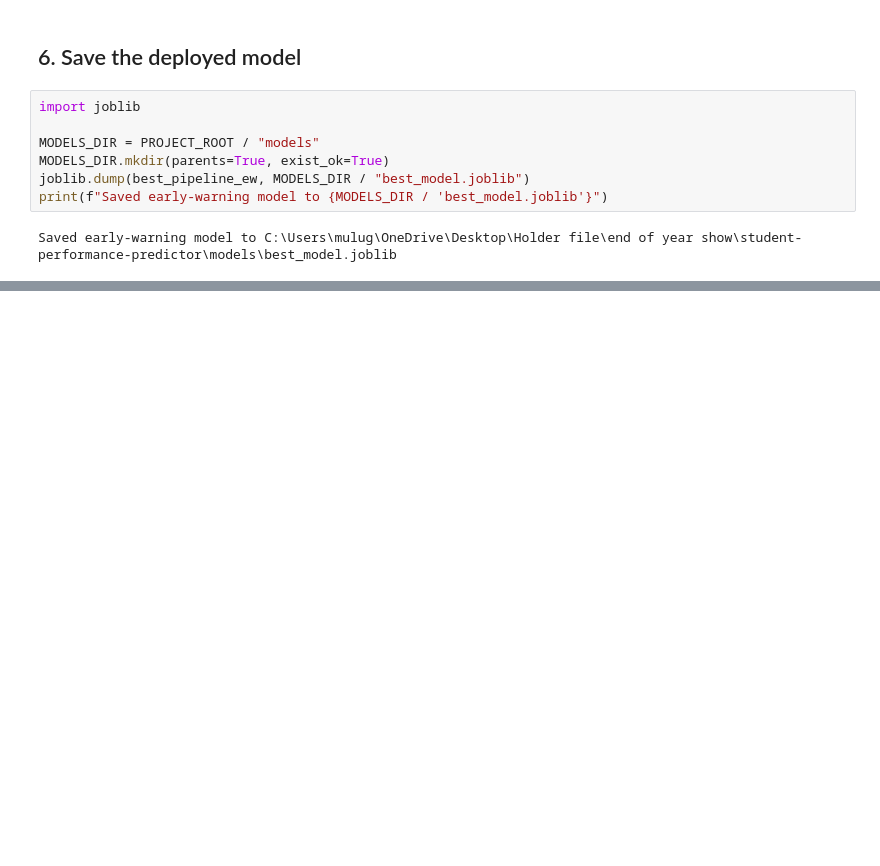
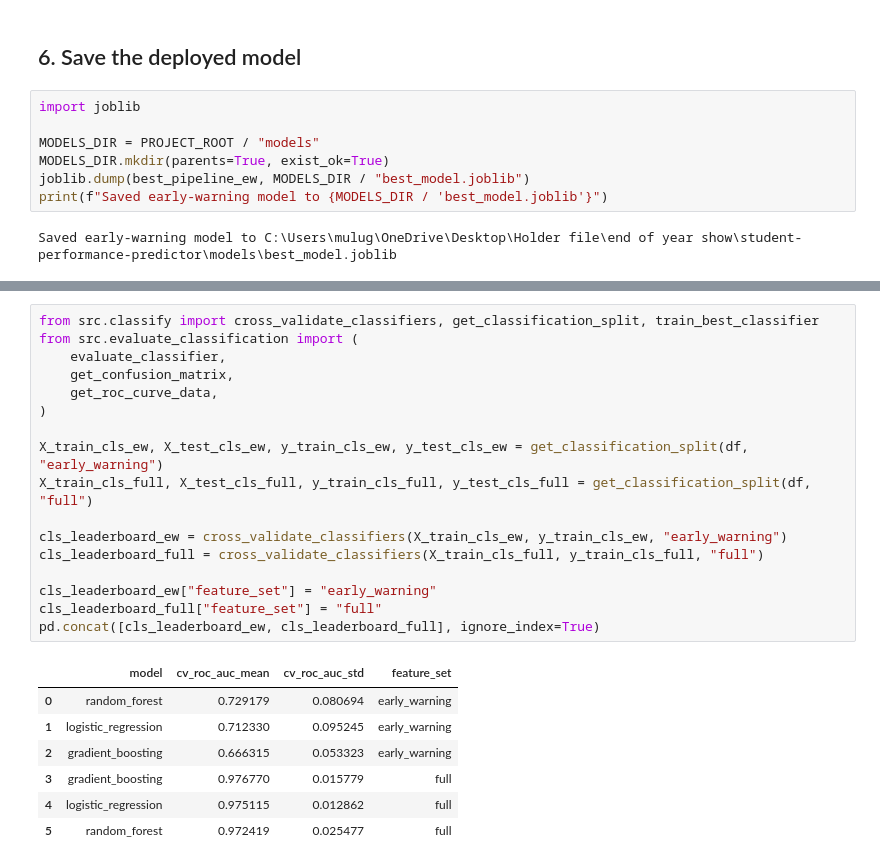
Before and after one commit to mulugetabernabas33-source/student-performance-predictor-INSA-project, a Jupyter notebook: notebooks/01_student_performance.ipynb, the cells around one changed output, grey strips where cells are left out. Drawn from its saved outputs; the diff is of its cells as text; blank space fills up the shorter version.

```diff
--- a/notebooks/01_student_performance.ipynb
+++ b/notebooks/01_student_performance.ipynb
@@ -345,0 +355,25 @@ Saved early-warning model to C:\Users\mulug\OneDrive\Desktop\Holder file\end of
+# %%
+from src.classify import cross_validate_classifiers, get_classification_split, train_best_classifier
+from src.evaluate_classification import (
+    evaluate_classifier,
+    get_confusion_matrix,
+    get_roc_curve_data,
+)
+
+X_train_cls_ew, X_test_cls_ew, y_train_cls_ew, y_test_cls_ew = get_classification_split(df, "early_warning")
+X_train_cls_full, X_test_cls_full, y_train_cls_full, y_test_cls_full = get_classification_split(df, "full")
+
+cls_leaderboard_ew = cross_validate_classifiers(X_train_cls_ew, y_train_cls_ew, "early_warning")
+cls_leaderboard_full = cross_validate_classifiers(X_train_cls_full, y_train_cls_full, "full")
+
+cls_leaderboard_ew["feature_set"] = "early_warning"
+cls_leaderboard_full["feature_set"] = "full"
+pd.concat([cls_leaderboard_ew, cls_leaderboard_full], ignore_index=True)
+# %% [output]
+|  | model | cv_roc_auc_mean | cv_roc_auc_std | feature_set |
+| 0 | random_forest | 0.729179 | 0.080694 | early_warning |
+| 1 | logistic_regression | 0.712330 | 0.095245 | early_warning |
+| 2 | gradient_boosting | 0.666315 | 0.053323 | early_warning |
+| 3 | gradient_boosting | 0.976770 | 0.015779 | full |
+| 4 | logistic_regression | 0.975115 | 0.012862 | full |
+| 5 | random_forest | 0.972419 | 0.025477 | full |
```
Also changed, not shown: parts of 8 cells of this notebook, 2 other files.
